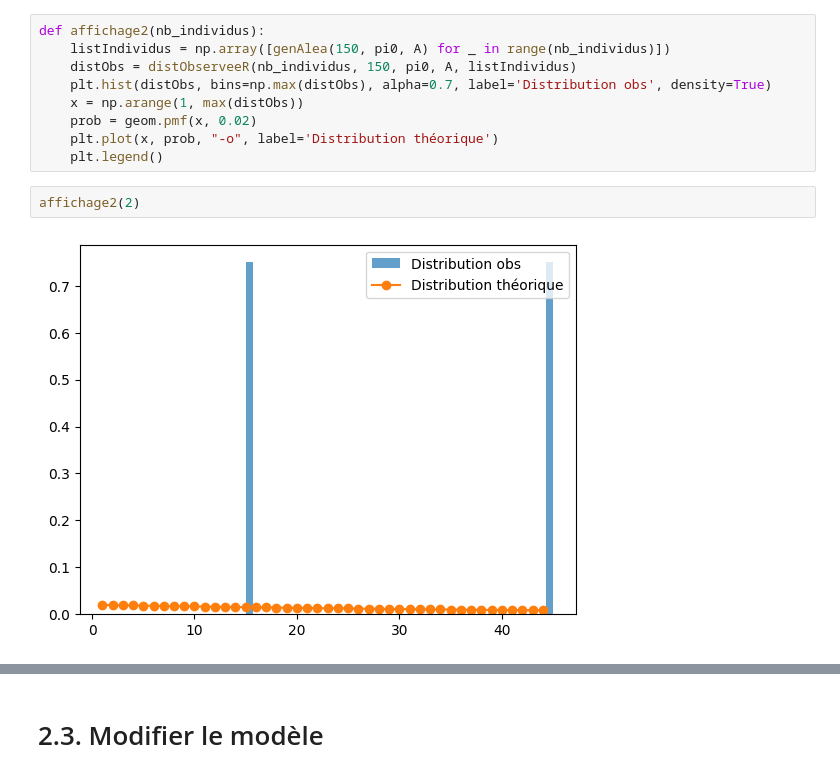
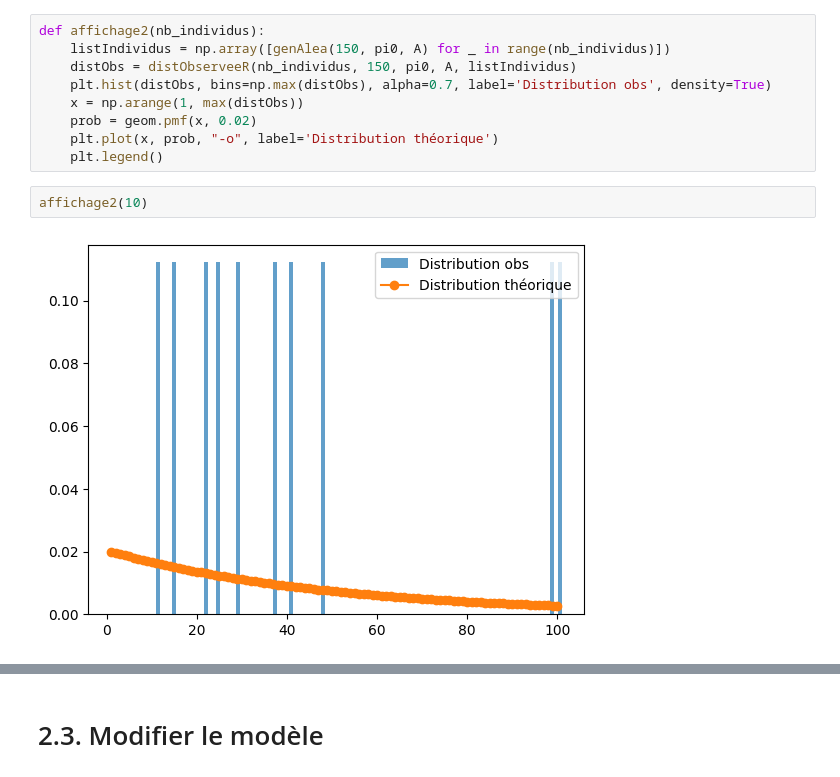
Before and after one commit to Brainyranger/First_Stat_Project, a Jupyter notebook: Third_Stat_Project/stat_projet_3(3).ipynb, the cells around one changed output, grey strips where cells are left out. Saved outputs shown, nothing was run; the diff lists cells and outputs as text.

```diff
--- a/Third_Stat_Project/stat_projet_3(3).ipynb
+++ b/Third_Stat_Project/stat_projet_3(3).ipynb
@@ -580,9 +587,9 @@ def affichage2(nb_individus):
     plt.plot(x, prob, "-o", label='Distribution théorique')
     plt.legend()
 # %%
-affichage2(2)
+affichage2(10)
 # %% [output]
-[figure, old version]
+[figure, new version]
 # %%
 affichage2(100)
 # %% [output]
```
Also changed, not shown: parts of 62 cells of this notebook.
